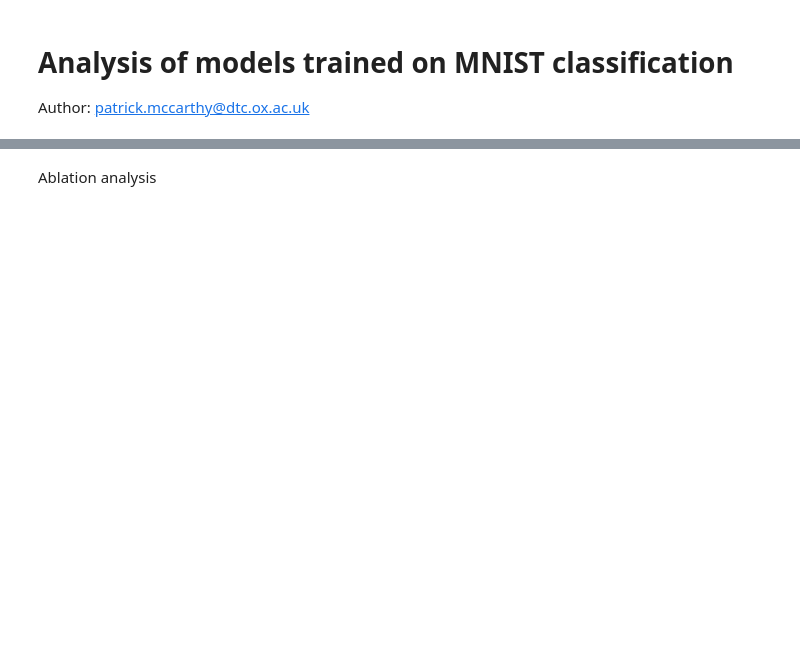
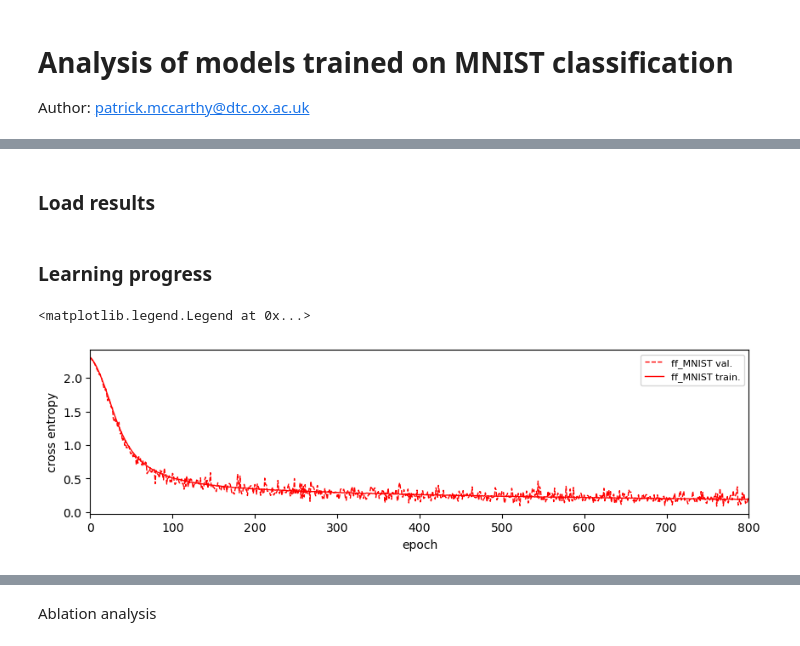
Before and after one commit to pmccthy/ThalamoCortex, a Jupyter notebook: analysis/mnist_analysis.ipynb, the cells around one changed output, grey strips where cells are left out. Saved outputs shown, nothing was run; the diff lists cells and outputs as text; code cells hidden in the pictures; blank space fills up the shorter version.

Commit message:
added updated analysis notebooks and training scripts

```diff
--- a/analysis/mnist_analysis.ipynb
+++ b/analysis/mnist_analysis.ipynb
@@ -64,0 +26,9 @@ Trained model analysis
+# %% [markdown]
+### **Load results**
+# %%
+results_paths = {
+    "ff_MNIST": "/Users/patmccarthy/Documents/thalamocortex/results/06_03_25_feedforward_mnist/0_CTCNet_TC_none",
+    # "driver_MNIST": "/Users/patmccarthy/Documents/thalamocortex/results/11_03_25_driver_mnist/...",
+    # "mod1_MNIST": "/Users/patmccarthy/Documents/thalamocortex/results/11_03_25_mod1_mnist/...",
+    # "mod2_MNIST": "/Users/patmccarthy/Documents/thalamocortex/results/11_03_25_mod2_mnist/...",
+}
@@ -64,0 +70,30 @@ Trained model analysis
+# %% [markdown]
+### **Learning progress**
+# %%
+model_plot_list = ["ff_MNIST"]
+# %%
+# loss through time
+n_epochs = len(results[model_plot_list[0]]["val_losses"])
+colours = ["r", "g", "b", "m"]
+fig, ax = plt.subplots(1, 1, figsize=(10, 2.5))
+models_plotted = []
+models_plotted_idx = 0
+for _, (model_name, model_results) in enumerate(results.items()):
+    if model_name in model_plot_list:
+        models_plotted.append(model_name)
+        models_plotted_idx += 1
+
+        n_epochs = len(model_results["val_losses"])
+
+        ax.plot(np.arange(n_epochs), np.median(np.array(model_results["val_losses"]), axis=-1), ls="--", linewidth=1, label=f"{model_name} val.", c=colours[models_plotted_idx-1])
+        ax.plot(np.arange(n_epochs), np.median(np.array(model_results["train_losses"]), axis=-1), ls="-", linewidth=1, label=f"{model_name} train.", c=colours[models_plotted_idx-1])
+
+# ax.set_xticks(range(1, len(models_plotted)+1), models_plotted)
+ax.set_ylabel("cross entropy")
+ax.set_xlabel("epoch")
+ax.set_xlim(0, n_epochs)
+ax.legend(fontsize=8,  loc="upper right")
+# ax.set_ylim(0, 0.2)
+# %% [output]
+<matplotlib.legend.Legend at 0x...>
+[figure, added]
```
Also changed, not shown: parts of 43 cells of this notebook, 5 other files.
